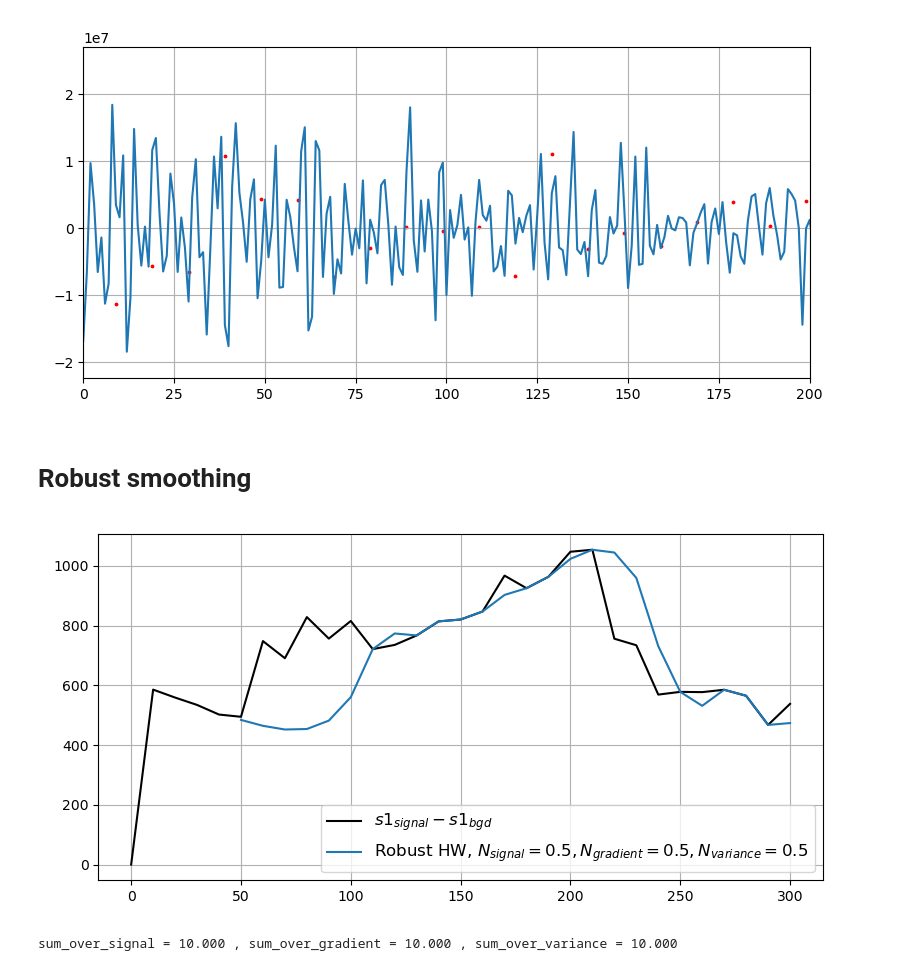
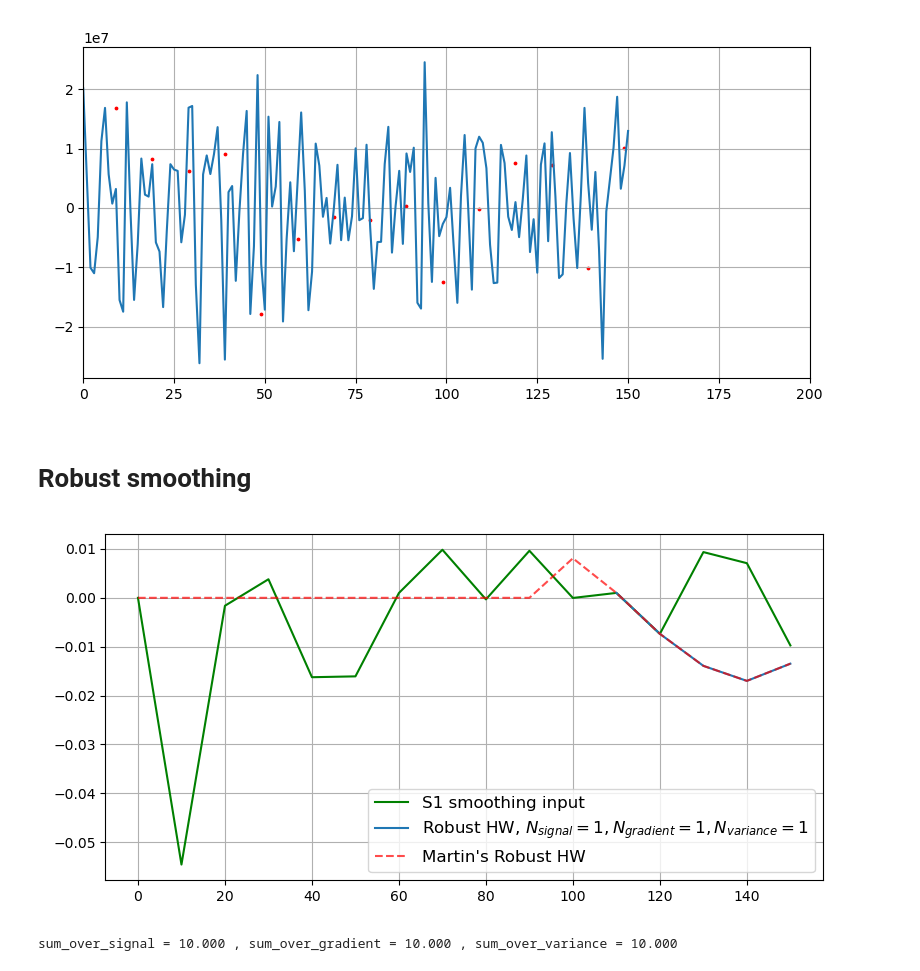
Before and after one commit to simply-nicky/robust_hw, a Jupyter notebook: dev_stats.ipynb, the cells around one changed output. Drawn from its saved outputs; the diff is of its cells as text; code cells hidden in the pictures.

```diff
--- a/dev_stats.ipynb
+++ b/dev_stats.ipynb
@@ -28,7 +10,7 @@ Index(['Mag3 [Holt Winters feedback,S2 Smooth variance] (layers)',
 # %%
 period = 10
 # log_path = 'data/Z-230901A.csv'
-log_path = 'data/dummy_recipe_2.csv'
+log_path = 'data/output.csv'
 
 theta_raw = np.unwrap(read_csv(log_path, columns['theta']))
 
@@ -50,3 +33,14 @@ theta_ext, background = extract_rotations(theta_raw, old_s1_bgd)
+# %%
+s1_factor = read_csv(log_path, columns['s2_factor'])
+s1_background = read_csv(log_path, columns['s2_bgd'])
+s1_signal = read_csv(log_path, columns['s2_sgn'])
+s1_cleaned_signal = read_csv(log_path, 'Mag3 [QCM,S2 cleaned signal] (um/rot)')
+factor = 1e-3
+
+theta_ext, signal = extract_rotations(theta_raw, s1_signal)
+theta_ext, background = extract_rotations(theta_raw, s1_background)
+
+_, log_signal = extract_rotations(theta_raw, read_csv(log_path, 'Mag3 [Holt Winters feedback,S2 Smooth signal] (layers)'))
 # %%
 %matplotlib widget
 fig, ax = plt.subplots(figsize=(8, 4))
@@ -76,6 +69,6 @@ ax.set_xlim(0, 200)
 fig.tight_layout()
 plt.show()
 # %% [output]
-[figure, old version]
+[figure, new version]
 # %% [markdown]
 # Robust smoothing
@@ -82,22 +79,19 @@ plt.show()
 # %%
-from robust_hw import create_smoother, initialise, smoothing_step
-import jax.numpy as jnp
-from tqdm.auto import tqdm
-
 # series of signal - background
 theta = theta_ext[::period]
 # series = freq_int[::period]
-series = (signal - background)[::period]
+series = factor * (signal - background)[::period]
+
 # series /= series.max()
 
 # results of a training
-smoothe_over_signal, smoothe_over_gradient, smoothe_over_variance = 0.5, 0.5, 0.5
+smoothe_over_signal, smoothe_over_gradient, smoothe_over_variance = 1, 1, 1
 
 #creating a smoother object
 smoother = create_smoother(smoothe_over_signal, smoothe_over_gradient, smoothe_over_variance)
 
 # skipping first n_start points and allocating n_warmup points to create an initial state
-n_start, n_warmup = 0, 5
+n_start, n_warmup = 1, 10
 
 warmup, samples = (jnp.array(series[n_start:n_start + n_warmup]),
                    jnp.array(series[n_start + n_warmup:]))
@@ -117,24 +111,26 @@ for elem in tqdm(samples):
 # %%
 import matplotlib.pyplot as plt
 
 %matplotlib widget
 fig, ax = plt.subplots(figsize=(8, 4))
 # ax.plot(theta_raw / (2 * np.pi), old_s1_ftr, c='b', alpha=0.7, linestyle='dashed', label="s1 factor")
-# ax.plot(theta_ext, smoothed_signal, c='r', alpha=0.7, linestyle='dashed', label="Martin's Robust HW")
+# ax.plot(theta_ext[::period], log_signal[::period], c='r', alpha=0.7, linestyle='dashed', label="Martin's Robust HW")
+# ax.plot(theta[n_start + n_warmup:], [state.moment for state in states])
 # ax.scatter(theta, series, s=1, alpha=0.1, c='k', label=r'$s1_{signal} - s1_{bgd}$')
-ax.plot(theta, series, c='k', label=r'$s1_{signal} - s1_{bgd}$')
+ax.plot(theta, series, c='g', label="S1 smoothing input")
 ax.plot(theta[n_start + n_warmup:], result, alpha=1.0,
         label=fr'Robust HW, $N_{{signal}} = {smoothe_over_signal}, '\
               fr'N_{{gradient}} = {smoothe_over_gradient}, '\
               fr'N_{{variance}} = {smoothe_over_variance}$')
+ax.plot(theta_ext[::period], log_signal[::period], c='r', alpha=0.7, linestyle='dashed', label="Martin's Robust HW")
 
 ax.legend(fontsize=12)
 # ax.set_ylim(0.86, 1.0)
 ax.grid(True)
 fig.tight_layout()
 plt.show()
 # %% [output]
-[figure, old version]
+[figure, new version]
 # %%
 from robust_hw import inject_hyperparams, meta_step, robust_holt_winters
 import optax as ox
```
Also changed, not shown: parts of 6 cells of this notebook, 3 other files.
